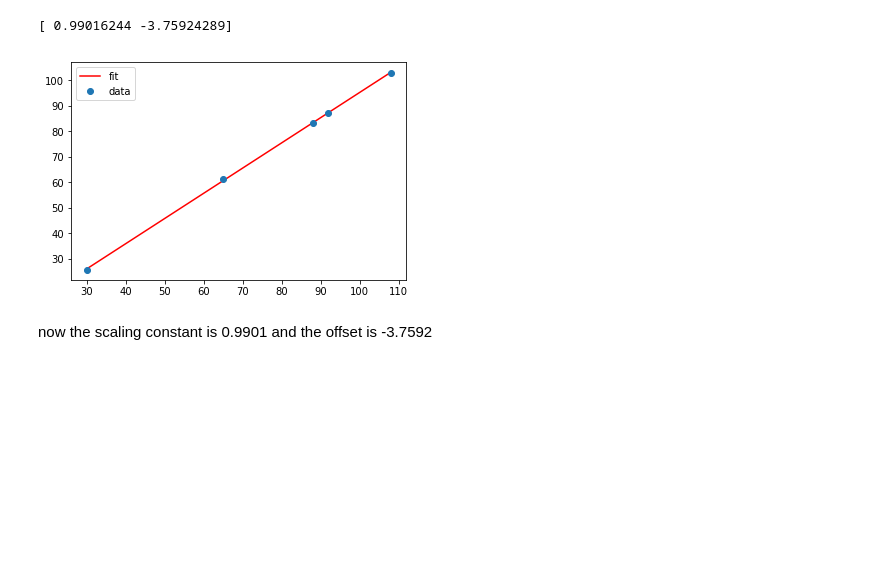
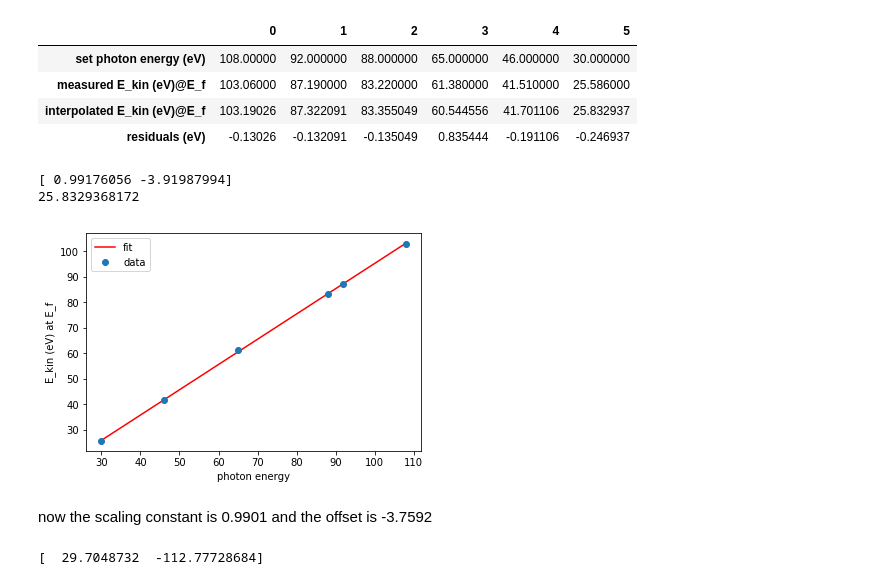
Before and after one commit to nschroet/Niels-jupyter-notebooks, a Jupyter notebook: testing.ipynb, the cells around one changed output. Cells and saved outputs as stored; diff of their text form; code cells hidden in the pictures; blank space fills up the shorter version.

```diff
--- a/testing.ipynb
+++ b/testing.ipynb
@@ -6,10 +6,18 @@ When performing an hv scan, one can observe that the Fermi level is not scaling
 # %%
 import matplotlib
 import numpy as np
+import pandas as pd
 import matplotlib.pyplot as plt
 from scipy.optimize import curve_fit
-photon_energy = np.array([108,92,88,65,30])
-Ekin_at_Ef = np.array([103.06,87.19,83.22,61.38,25.586])
+from IPython.display import HTML, display
+photon_energy = np.array([108,92,88,65,46,30])
+Ekin_at_Ef = np.array([103.06,87.19,83.22,61.38,41.51,25.586])
+table_array=np.stack((photon_energy,Ekin_at_Ef))
+header=['set photon energy (eV)','measured E_kin(eV)@E_f']
+df = pd.DataFrame(table_array, index=header)
+html = df.to_html()
+display(HTML(html))
+
 plt.plot(photon_energy, Ekin_at_Ef,'o', label='data');
 plt.xlabel('photon energy');
 plt.ylabel('E_kin (eV) at E_f');
@@ -34,13 +66,36 @@ we can see that the optimal linear scaling without offset (scaling constant 0.94
 # %%
 def linear_funct2(x, a, b):
     return (a * x) + b
-popt, pcov = curve_fit(linear_funct2, photon_energy, Ekin_at_Ef);
-plt.plot(photon_energy, linear_funct2(photon_energy, *popt), 'r-', label='fit');
+popt2, pcov = curve_fit(linear_funct2, photon_energy, Ekin_at_Ef);
+plt.plot(photon_energy, linear_funct2(photon_energy, *popt2), 'r-', label='fit');
+
+interpolated_Ef=linear_funct2(photon_energy,*popt2);
+residuals=Ekin_at_Ef-interpolated_Ef;
+table_array=np.stack((photon_energy,Ekin_at_Ef,interpolated_Ef,residuals))
+header=['set photon energy (eV)','measured E_kin (eV)@E_f','interpolated E_kin (eV)@E_f','residuals (eV)']
+df = pd.DataFrame(table_array, index=header)
+html = df.to_html()
+display(HTML(html))
+
+
 plt.plot(photon_energy, Ekin_at_Ef,'o', label='data');
+plt.xlabel('photon energy');
+plt.ylabel('E_kin (eV) at E_f');
 plt.legend();
-print(popt)
+print(popt2)
+print(linear_funct2(30,*popt2))
 # %% [output]
+|  | 0 | 1 | 2 | 3 | 4 | 5 |
+| set photon energy (eV) | 108.00000 | 92.000000 | 88.000000 | 65.000000 | 46.000000 | 30.000000 |
+| measured E_kin (eV)@E_f | 103.06000 | 87.190000 | 83.220000 | 61.380000 | 41.510000 | 25.586000 |
+| interpolated E_kin (eV)@E_f | 103.19026 | 87.322091 | 83.355049 | 60.544556 | 41.701106 | 25.832937 |
+| residuals (eV) | -0.13026 | -0.132091 | -0.135049 | 0.835444 | -0.191106 | -0.246937 |
-[ 0.99016244 -3.75924289]
+[ 0.99176056 -3.91987994]
+25.8329368172
-[figure, old version]
+[figure, new version]
 # %% [markdown]
 now the scaling constant is 0.9901 and the offset is -3.7592
+# %%
+print(linear_funct(30,popt2))
+# %% [output]
+[  29.7048732  -112.77728684]
```
Also changed, not shown: parts of 7 cells of this notebook.
